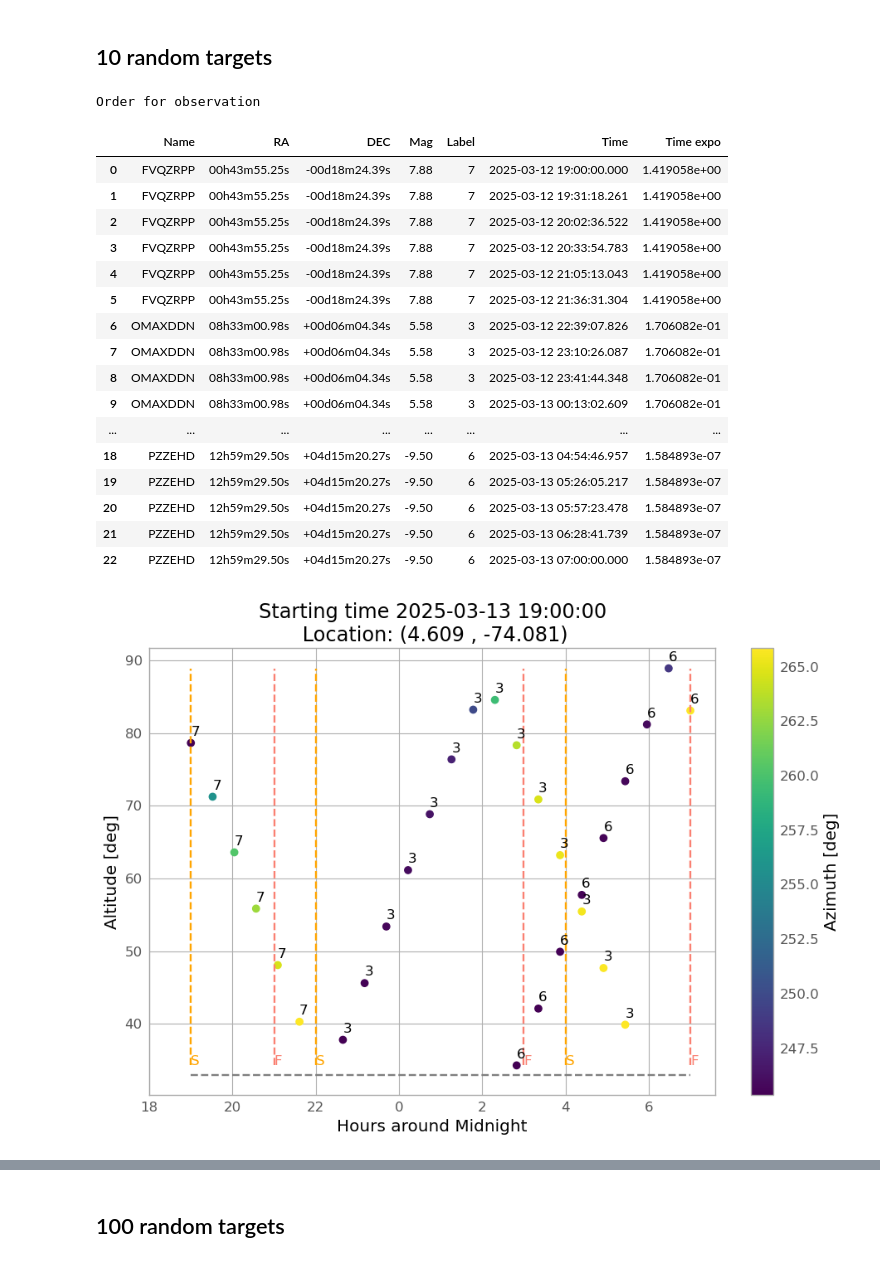
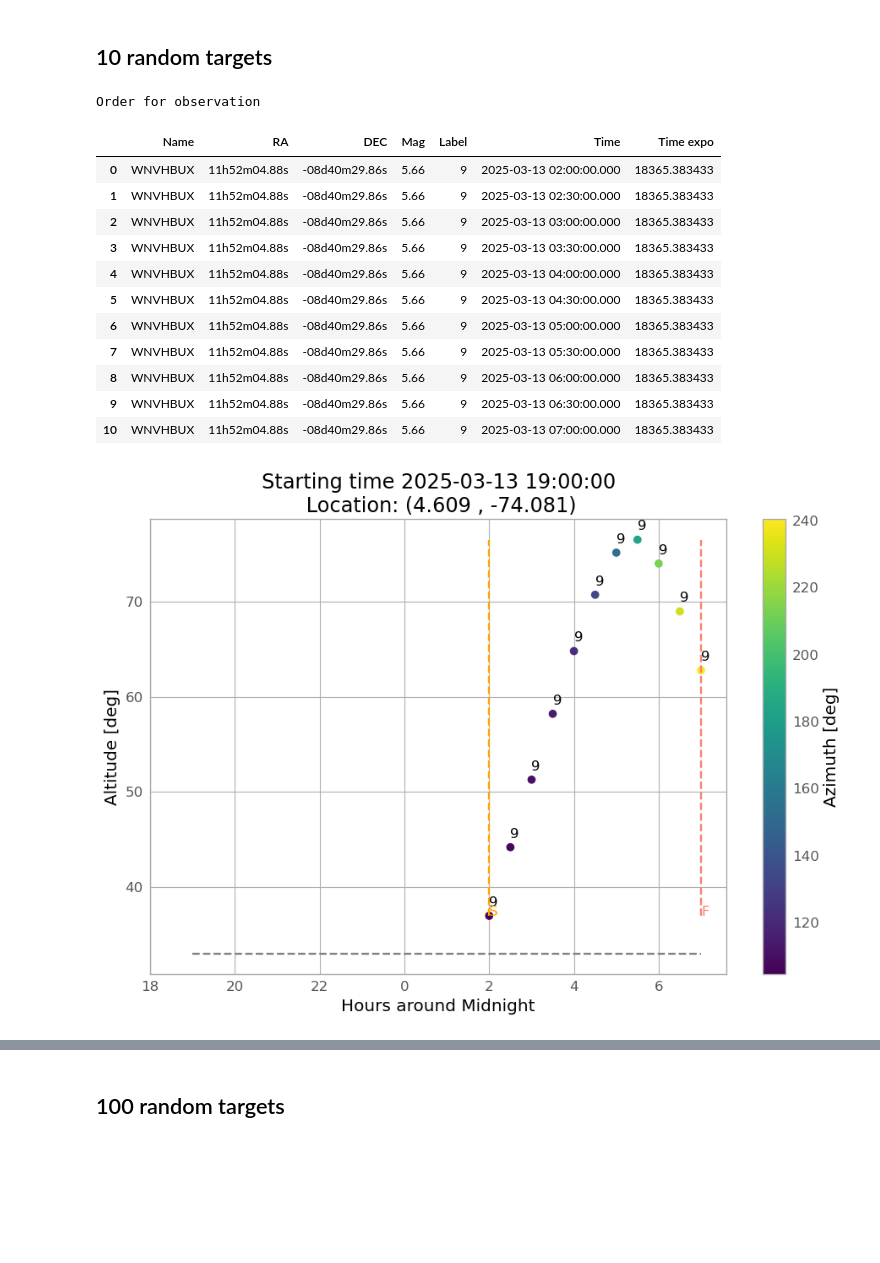
Before and after one commit to ccuellarn/Transient-Operation, a Jupyter notebook: Sketch.ipynb, the cells around one changed output, grey strips where cells are left out. Saved outputs shown, nothing was run; the diff lists cells and outputs as text; code cells hidden in the pictures; blank space fills up the shorter version.

Commit message:
change the time, again

```diff
--- a/Sketch.ipynb
+++ b/Sketch.ipynb
@@ -283,15 +292,14 @@ timescale = ['m', 30]
 #Limit of telescopes for good observations, usually are 33 degree on altitude
 limit = 33
 
-# Limit on magnitude for the specific telescope
-m_min = 30
+# Limit on magnitude for the specific telescope, up and down
+m_min = 11.0
+m_max = 0.0
 
 # Parameter K and m_ref, random numbers until i define the units
-K = 10
-m_ref = 10
+K = 100
+m_ref = 0
 
-#Minimum time for exposition that have the telescope in seconds
-t_expo = 30
 
 #RANDOM DATA
 def random_data(n):
@@ -307,7 +315,7 @@ def random_data(n):
            for _ in range(n)]
 
     #random magnitude
-    mag = [round(random.uniform(-10, 20), 2) for _ in range(n)]
+    mag = [round(random.uniform(-27, 27), 2) for _ in range(n)]
 
     #Create the dataframe
     df = pd.DataFrame({
@@ -327,32 +335,28 @@ alerts = random_data(10)
 many = len(alerts) + 1
 
 #Observations with the data
-Data = Observations(observer, alerts, date_i, date_f,timescale,many,limit,m_min)
+Data = Observations(observer, alerts, date_i, date_f,timescale,many,m_min,m_max, limit)
 time = DeltaTime(date_i,date_f,timescale)
 general_time = CreateTime(date_i,date_f,timescale)
-order = Order(Data,many,time,general_time,t_expo,K,m_ref)
+order = Order(Data,many,time,general_time,K,m_ref, date_i,date_f)
+
 
 print('Order for observation')
 order
 # %% [output]
 Order for observation
 |  | Name | RA | DEC | Mag | Label | Time | Time expo |
-| 0 | FVQZRPP | 00h43m55.25s | -00d18m24.39s | 7.88 | 7 | 2025-03-12 19:00:00.000 | 1.419058e+00 |
-| 1 | FVQZRPP | 00h43m55.25s | -00d18m24.39s | 7.88 | 7 | 2025-03-12 19:31:18.261 | 1.419058e+00 |
-| 2 | FVQZRPP | 00h43m55.25s | -00d18m24.39s | 7.88 | 7 | 2025-03-12 20:02:36.522 | 1.419058e+00 |
-| 3 | FVQZRPP | 00h43m55.25s | -00d18m24.39s | 7.88 | 7 | 2025-03-12 20:33:54.783 | 1.419058e+00 |
-| 4 | FVQZRPP | 00h43m55.25s | -00d18m24.39s | 7.88 | 7 | 2025-03-12 21:05:13.043 | 1.419058e+00 |
-| 5 | FVQZRPP | 00h43m55.25s | -00d18m24.39s | 7.88 | 7 | 2025-03-12 21:36:31.304 | 1.419058e+00 |
-| 6 | OMAXDDN | 08h33m00.98s | +00d06m04.34s | 5.58 | 3 | 2025-03-12 22:39:07.826 | 1.706082e-01 |
-| 7 | OMAXDDN | 08h33m00.98s | +00d06m04.34s | 5.58 | 3 | 2025-03-12 23:10:26.087 | 1.706082e-01 |
-| 8 | OMAXDDN | 08h33m00.98s | +00d06m04.34s | 5.58 | 3 | 2025-03-12 23:41:44.348 | 1.706082e-01 |
-| 9 | OMAXDDN | 08h33m00.98s | +00d06m04.34s | 5.58 | 3 | 2025-03-13 00:13:02.609 | 1.706082e-01 |
-| ... | ... | ... | ... | ... | ... | ... | ... |
-| 18 | PZZEHD | 12h59m29.50s | +04d15m20.27s | -9.50 | 6 | 2025-03-13 04:54:46.957 | 1.584893e-07 |
-| 19 | PZZEHD | 12h59m29.50s | +04d15m20.27s | -9.50 | 6 | 2025-03-13 05:26:05.217 | 1.584893e-07 |
-| 20 | PZZEHD | 12h59m29.50s | +04d15m20.27s | -9.50 | 6 | 2025-03-13 05:57:23.478 | 1.584893e-07 |
-| 21 | PZZEHD | 12h59m29.50s | +04d15m20.27s | -9.50 | 6 | 2025-03-13 06:28:41.739 | 1.584893e-07 |
-| 22 | PZZEHD | 12h59m29.50s | +04d15m20.27s | -9.50 | 6 | 2025-03-13 07:00:00.000 | 1.584893e-07 |
+| 0 | WNVHBUX | 11h52m04.88s | -08d40m29.86s | 5.66 | 9 | 2025-03-13 02:00:00.000 | 18365.383433 |
+| 1 | WNVHBUX | 11h52m04.88s | -08d40m29.86s | 5.66 | 9 | 2025-03-13 02:30:00.000 | 18365.383433 |
+| 2 | WNVHBUX | 11h52m04.88s | -08d40m29.86s | 5.66 | 9 | 2025-03-13 03:00:00.000 | 18365.383433 |
+| 3 | WNVHBUX | 11h52m04.88s | -08d40m29.86s | 5.66 | 9 | 2025-03-13 03:30:00.000 | 18365.383433 |
+| 4 | WNVHBUX | 11h52m04.88s | -08d40m29.86s | 5.66 | 9 | 2025-03-13 04:00:00.000 | 18365.383433 |
+| 5 | WNVHBUX | 11h52m04.88s | -08d40m29.86s | 5.66 | 9 | 2025-03-13 04:30:00.000 | 18365.383433 |
+| 6 | WNVHBUX | 11h52m04.88s | -08d40m29.86s | 5.66 | 9 | 2025-03-13 05:00:00.000 | 18365.383433 |
+| 7 | WNVHBUX | 11h52m04.88s | -08d40m29.86s | 5.66 | 9 | 2025-03-13 05:30:00.000 | 18365.383433 |
+| 8 | WNVHBUX | 11h52m04.88s | -08d40m29.86s | 5.66 | 9 | 2025-03-13 06:00:00.000 | 18365.383433 |
+| 9 | WNVHBUX | 11h52m04.88s | -08d40m29.86s | 5.66 | 9 | 2025-03-13 06:30:00.000 | 18365.383433 |
+| 10 | WNVHBUX | 11h52m04.88s | -08d40m29.86s | 5.66 | 9 | 2025-03-13 07:00:00.000 | 18365.383433 |
 # %%
 #Graphic
 def Graphic(Data,rango,Time):
@@ -387,13 +391,16 @@ orderlabels = [i for i in order['Label'].drop_duplicates()]
 for i in orderlabels:
     hour_i = order.loc[order['Label']==i].head(1)['Time'].iloc[0].datetime.hour
     hour_f = order.loc[order['Label']==i].tail(1)['Time'].iloc[0].datetime.hour
+    minute_i = order.loc[order['Label']==i].head(1)['Time'].iloc[0].datetime.minute
+    minute_f = order.loc[order['Label']==i].tail(1)['Time'].iloc[0].datetime.minute
+
 
     if 13 <= hour_i <= 23:
         hour_i = hour_i-24
     if 13 <= hour_f <= 23:
         hour_f = hour_f-24
 
-    ordertime.append((hour_i,hour_f))
+    ordertime.append((float(f"{hour_i}.{minute_i}"),float(f"{hour_f}.{minute_f}")))
 
 
 for each in graphic:
@@ -406,33 +413,33 @@ for each in graphic:
         plt.scatter(T, ALT,c=AZ,cmap="viridis",lw=1)
 
         for j, alt in enumerate(ALT):
             plt.annotate(str(each['Label'].iloc[0]), (T[j], alt + 1), color='k')
 
         min_alt.append(min(ALT))
         max_alt.append(max(ALT))
 
 # Limits of good observations
 plt.plot(time, [limit] * len(time), '--', color='grey')
 #Details
 plt.colorbar().set_label("Azimuth [deg]")
 plt.xlabel("Hours around Midnight")
 plt.ylabel("Altitude [deg]")
 
 # Limits of good observations
 for each in ordertime:
     plt.plot([each[0]] * len(np.linspace(min(min_alt),max(max_alt), len(time))), np.linspace(min(min_alt),max(max_alt), len(time)), '--', color='orange')
     plt.plot([each[1]] * len(np.linspace(min(min_alt),max(max_alt),len(time))), np.linspace(min(min_alt),max(max_alt), len(time)), '--', color='salmon')
 
     plt.text( each[0],min(min_alt), 'S', color='orange')
     plt.text( each[1],min(min_alt), 'F',color='salmon')
 
 #Exes
 hours = [str(round(num + 24,1)) if num < 0 else str(round(num,1)) for num in np.array([-6,-4,-2,0,2,4,6])]
 plt.xticks(np.array([-6,-4,-2,0,2,4,6]), hours)
 plt.title('Starting time {}\n Location: ({} , {})'.format(date_i,observer[0],observer[1]))
-
+plt.grid(True)
 
 plt.show()
 # %% [output]
-[figure, old version]
+[figure, new version]
 # %%
```
Also changed, not shown: parts of 6 cells of this notebook, 2 other files.
